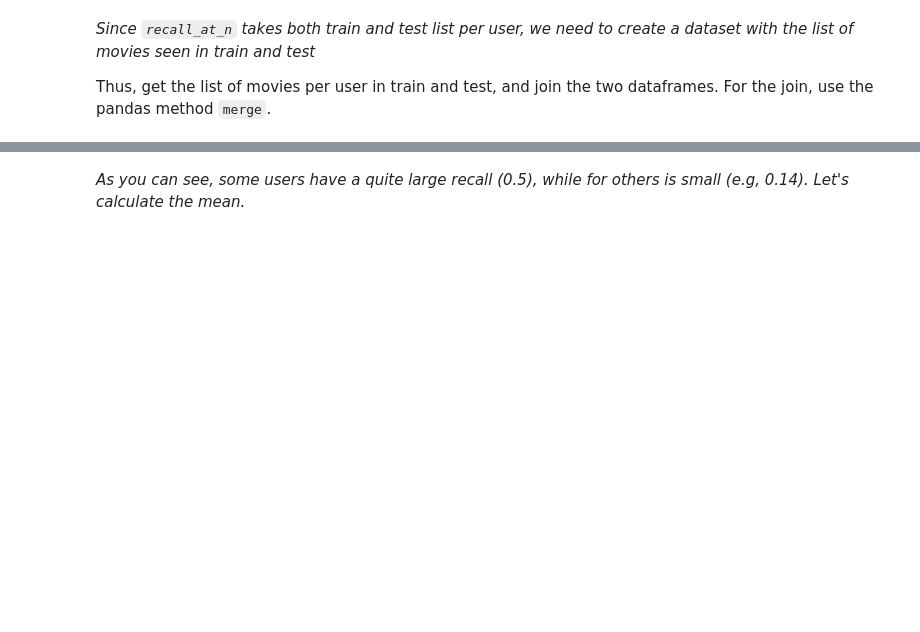
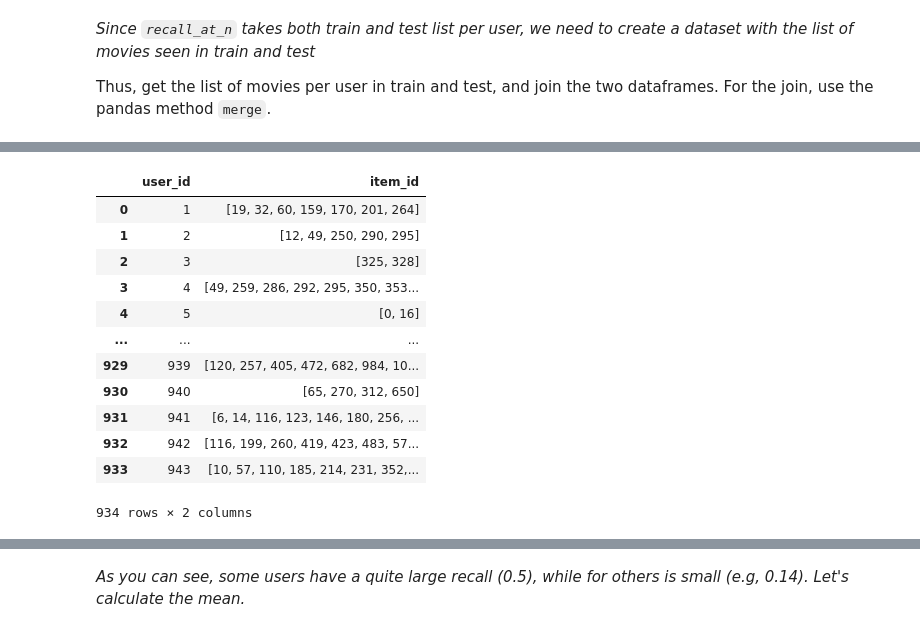
Before and after one commit to robertomanzanolopez/master-kschool, a Jupyter notebook: 15_Sistemas_de_recomendacion/RecSys_student_version.ipynb, the cells around one changed output, grey strips where cells are left out. Drawn from its saved outputs; the diff is of its cells as text; code cells hidden in the pictures; blank space fills up the shorter version.

```diff
--- a/15_Sistemas_de_recomendacion/RecSys_student_version.ipynb
+++ b/15_Sistemas_de_recomendacion/RecSys_student_version.ipynb
@@ -159,0 +422,8 @@ Please notice that we have to correct for the non-unique movie's id issue!!
+# %%
+# test dataframe
+columns = ['user_id', 'item_id', 'rating', 'timestamp']
+testfile = os.path.join(data_root, 'ua.test')
+test = pd.read_csv(testfile, sep='\t', names=columns)
+print(f'There are %s users, %s items and %s pairs in the train set' % (test.user_id.unique().shape[0], \
+                                                                       test.item_id.unique().shape[0], \
+                                                                       test.shape[0]))
@@ -163,3 +435,5 @@ Please notice that we have to correct for the non-unique movie's id issue!!
 *Reminder of lambda functions in Python: is a way of calling short functions (1 line of code), without having to define the function in a separted cell.*
 # %%
 # define lambda function
+def func(x):
+    return unique_id_item_dict[x]
@@ -171,0 +459,4 @@ Please notice that we have to correct for the non-unique movie's id issue!!
+# %%
+# Apply lambda to test
+test['item_id'] = test['item_id'].apply(func)
+print('Now there are %s unique items in the test set' % test.item_id.unique().shape[0])
@@ -333,5 +809,20 @@ trainUsersGrouped = ...
 # %%
 # same with test data
-testUsersGrouped = ...
+testUsersGrouped = test[test.rating >= 4.0].groupby('user_id')['item_id'].apply(list).reset_index()
+testUsersGrouped
+# %% [output]
+|  | user_id | item_id |
+| 0 | 1 | [19, 32, 60, 159, 170, 201, 264] |
+| 1 | 2 | [12, 49, 250, 290, 295] |
+| 2 | 3 | [325, 328] |
+| 3 | 4 | [49, 259, 286, 292, 295, 350, 353... |
+| 4 | 5 | [0, 16] |
+| ... | ... | ... |
+| 929 | 939 | [120, 257, 405, 472, 682, 984, 10... |
+| 930 | 940 | [65, 270, 312, 650] |
+| 931 | 941 | [6, 14, 116, 123, 146, 180, 256, ... |
+| 932 | 942 | [116, 199, 260, 419, 423, 483, 57... |
+| 933 | 943 | [10, 57, 110, 185, 214, 231, 352,... |
+934 rows × 2 columns
 # %%
 # make the join
```
Also changed, not shown: parts of 88 cells of this notebook.
